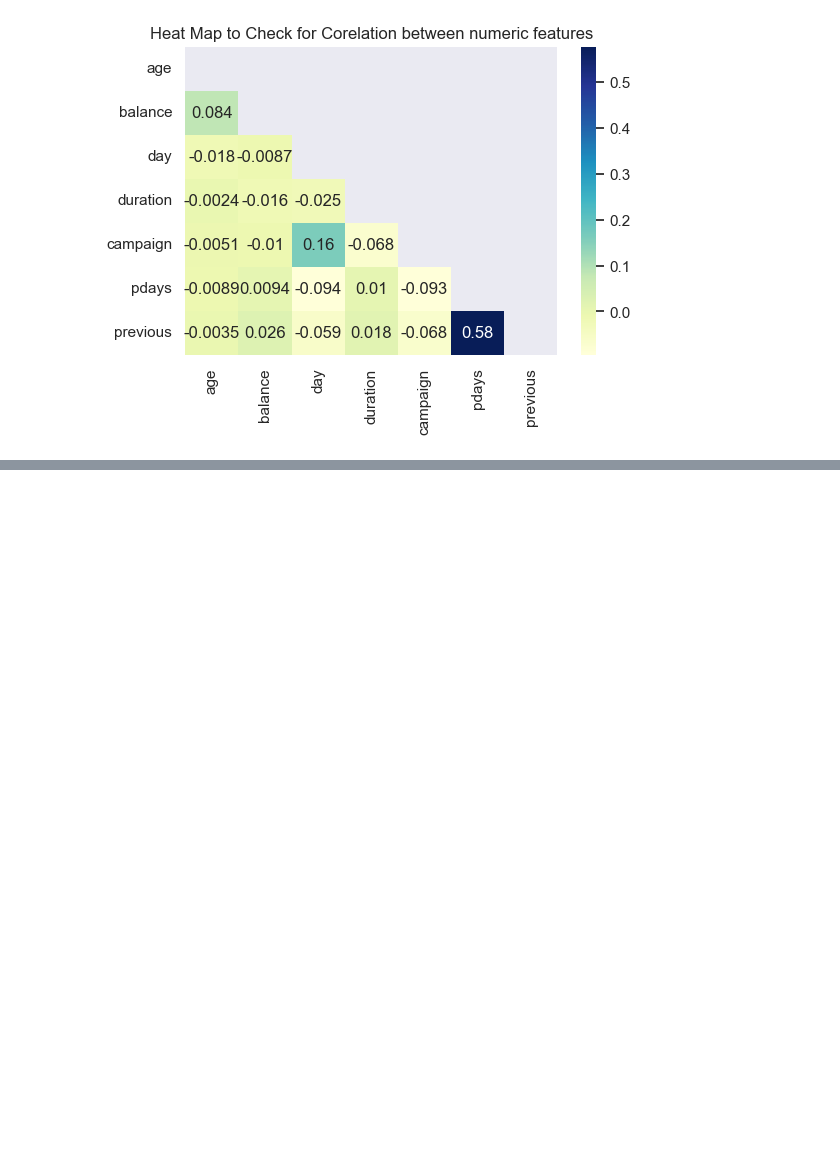
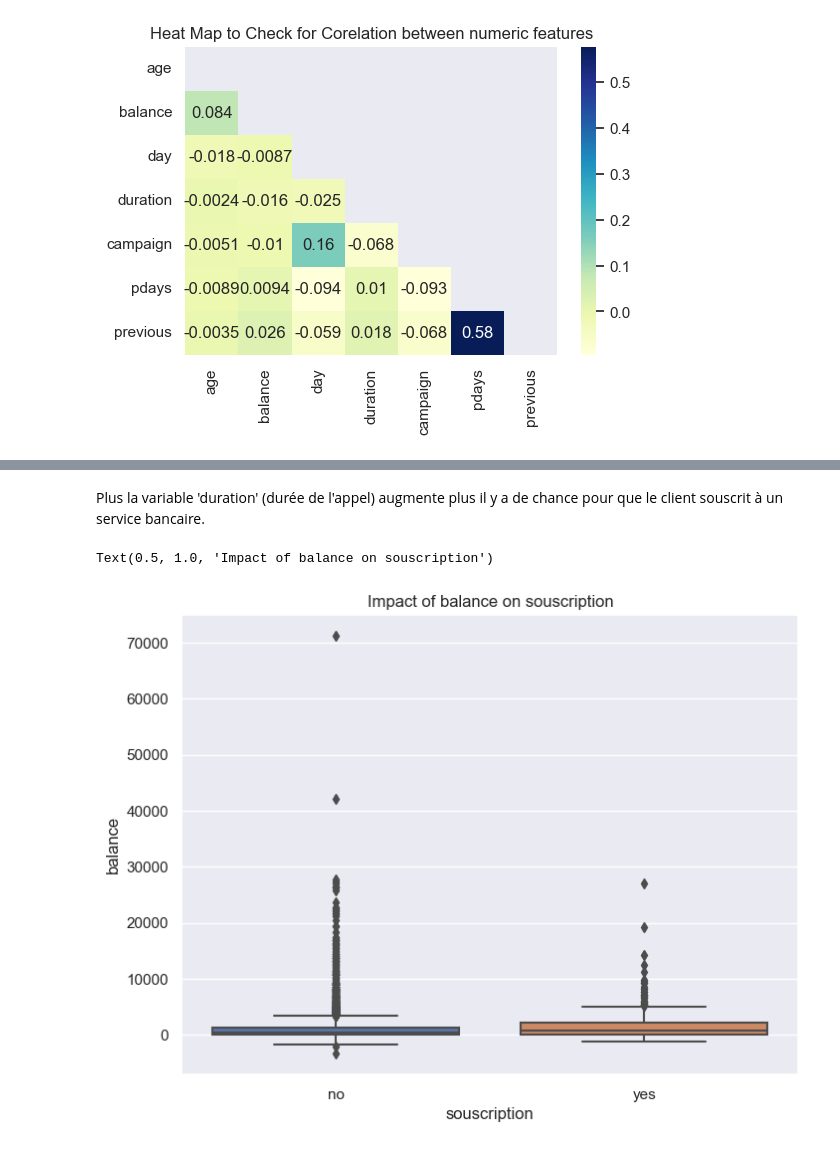
Before and after one commit to Abou29/RandomForest_DecisionTree_AdaBoost_XGBoost_Prediction-souscription, a Jupyter notebook: bank_souscription.ipynb, the cells around one changed output, grey strips where cells are left out. Saved outputs shown, nothing was run; the diff lists cells and outputs as text; code cells hidden in the pictures; blank space fills up the shorter version.

```diff
--- a/bank_souscription.ipynb
+++ b/bank_souscription.ipynb
@@ -201,0 +286,10 @@ plt.title("Heat Map to Check for Corelation between numeric features");
+# %% [markdown]
+Plus la variable 'duration' (durée de l'appel) augmente plus il y a de chance pour que le client souscrit à un service bancaire.
+# %%
+fig, ax=plt.subplots(figsize=(8,6))
+#plt.figure()
+sns.boxplot(x=data.souscription, y=data.balance)
+plt.title('Impact of balance on souscription')
+# %% [output]
+Text(0.5, 1.0, 'Impact of balance on souscription')
+[figure, added]
```
Also changed, not shown: parts of 30 cells of this notebook.
